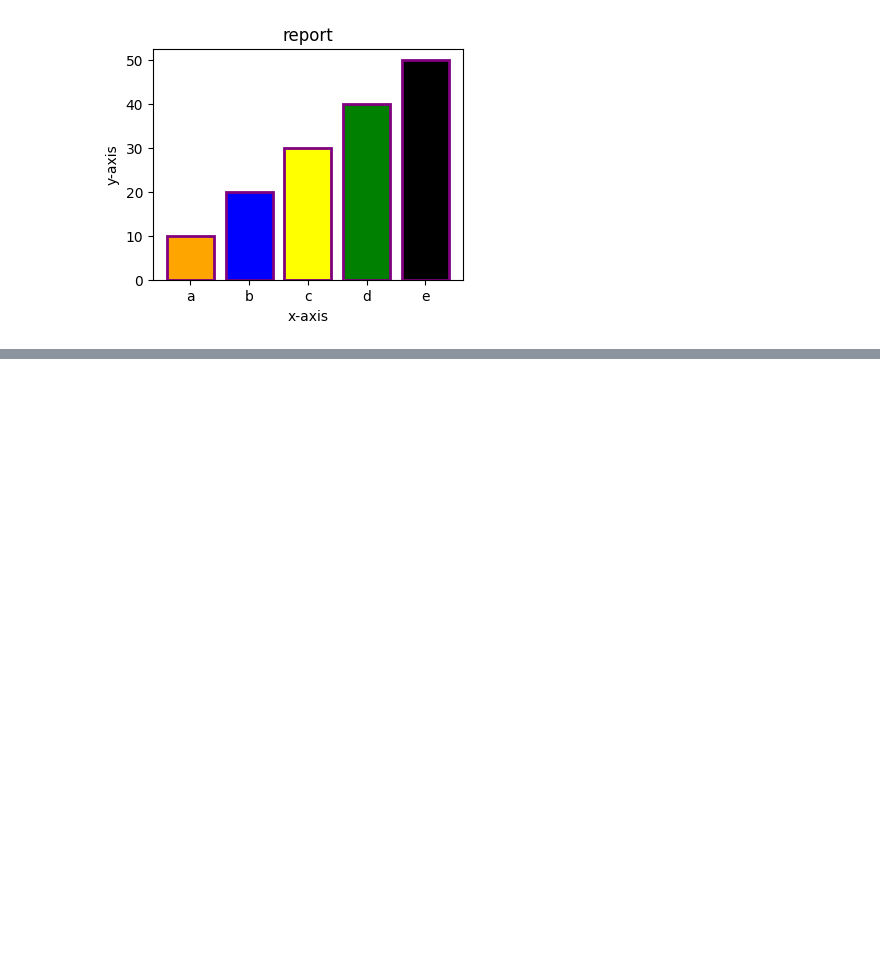
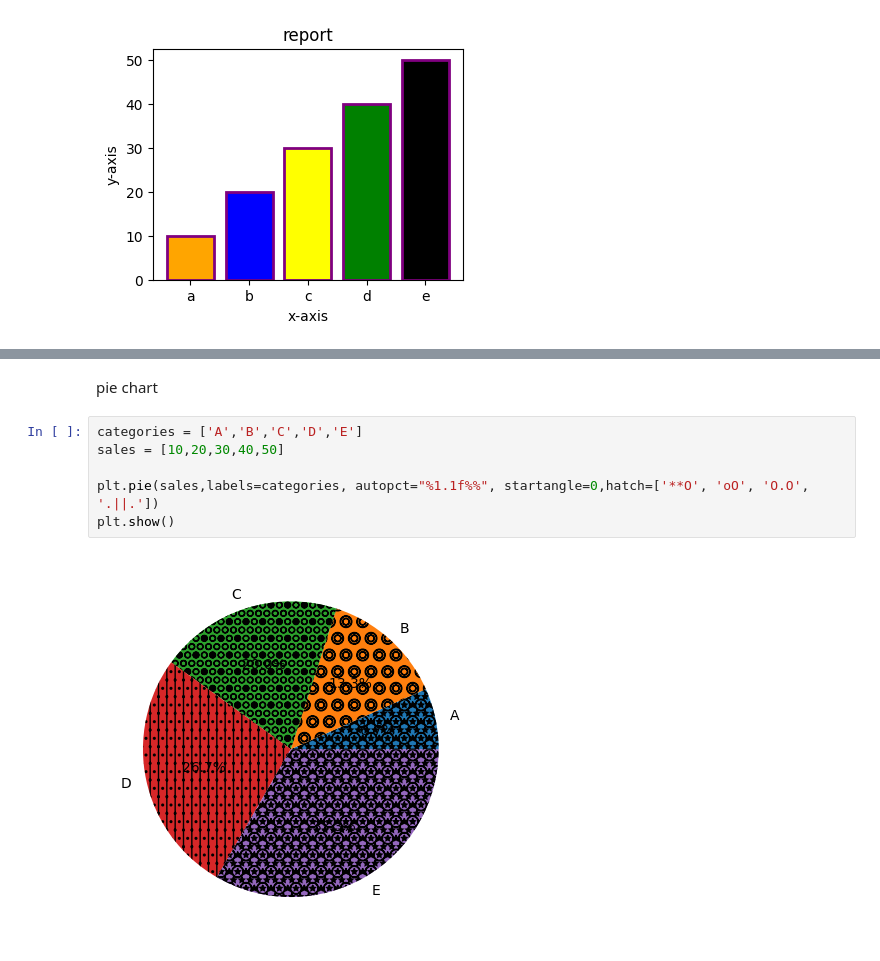
Before and after one commit to rajendra0968jangid/DS-ML, a Jupyter notebook: day13.ipynb, the cells around one changed output, grey strips where cells are left out. Cells and saved outputs as stored; diff of their text form; blank space fills up the shorter version.

```diff
--- a/day13.ipynb
+++ b/day13.ipynb
@@ -131,0 +195,10 @@ plt.show()
+# %% [markdown]
+pie chart
+# %%
+categories = ['A','B','C','D','E']
+sales = [10,20,30,40,50]
+
+plt.pie(sales,labels=categories, autopct="%1.1f%%", startangle=0,hatch=['**O', 'oO', 'O.O', '.||.'])
+plt.show()
+# %% [output]
+[figure, added]
```
Also changed, not shown: parts of 10 cells of this notebook.
